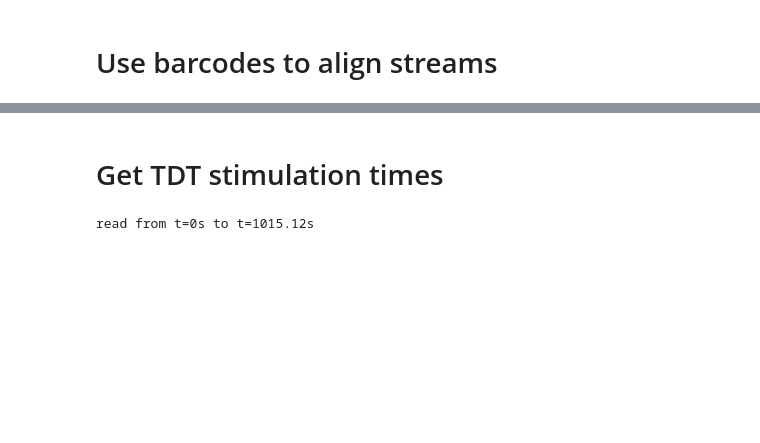
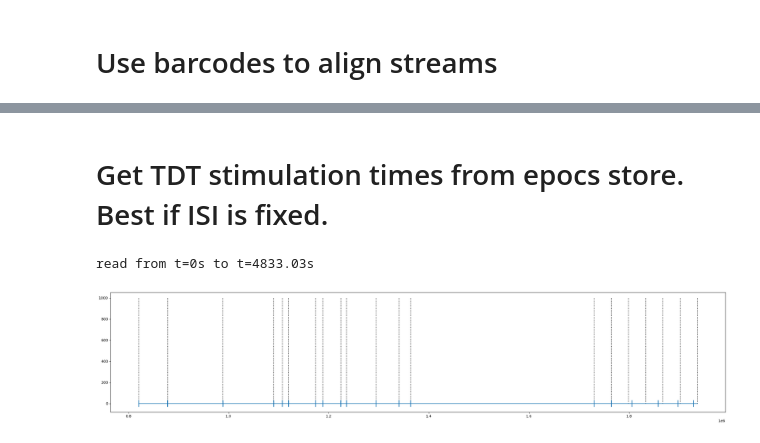
Before and after one commit to CSC-UW/barcode_sync, a Jupyter notebook: counter_barcode_sync.ipynb, the cells around one changed output, grey strips where cells are left out. Saved outputs shown, nothing was run; the diff lists cells and outputs as text; code cells hidden in the pictures; blank space fills up the shorter version.

```diff
--- a/counter_barcode_sync.ipynb
+++ b/counter_barcode_sync.ipynb
@@ -212,9 +217,10 @@ visualize_mapping(sglx_rising_edges, tdt_rising_edges, model)
 # %% [markdown]
-# Get TDT stimulation times
+# Get TDT stimulation times from epocs store. Best if ISI is fixed.
 # %%
-def get_stim_times(tdt_data):
+def get_stim_times_from_epocs(tdt_data):
     '''Extract the time of each stimulation from a loaded TDT block.
-    Times are in seconds from the start of the TDT recording.'''
+    Times are in seconds from the start of the TDT recording.
+    Only works if pulses are delivered at fixed intervals.'''
     CntA = tdt_data.epocs.CntA
     PeA_ = tdt_data.epocs.PeA_
 
@@ -239,4 +239,23 @@ def get_stim_samples(tdt_data):
 tdt_data = tdt.read_block(tdt_file, evtype=['epocs', 'streams'])
 stim_times = get_stim_times(tdt_data)
 # %% [output]
-read from t=0s to t=1015.12s
+read from t=0s to t=4833.03s
+# %%
+def visualize_stims_from_epocs(tdt_data, ch, first_stim=0, last_stim=4, before=100, after=100):
+    '''Visualize estimated stimulation times (block dotted lines) relative to the stimulator current stream.
+    first_stim is the 0-based index of the first stimulation to plot.
+    last_stim is the 0-based index of the last stimulation to plot.
+    before/after are the number of samples to plot before the first stim and after the last stim.
+    ch is the stimulator current channel to plot.'''
+    fs = tdt_data.streams.eS1r.fs
+    stim_times = get_stim_times_from_epocs(tdt_data)
+    stim_samples = np.rint(stim_times * fs).astype('int')
+    samplesToPlot = np.arange(stim_samples[first_stim] - before, stim_samples[last_stim] + after)
+
+    plt.figure(num=None, figsize=(30, 6), dpi=80, facecolor='w', edgecolor='k')
+    plt.plot(samplesToPlot, tdt_data.streams.eS1r.data[ch, samplesToPlot])
+    plt.vlines(stim_samples[first_stim : last_stim + 1], 0, 1000, linestyle='dotted', colors='black')
+# %%
+visualize_stims_from_epocs(tdt_data, ch=0, first_stim=1, last_stim=20)
+# %% [output]
+[figure, added]
```
Also changed, not shown: parts of 21 cells of this notebook.
